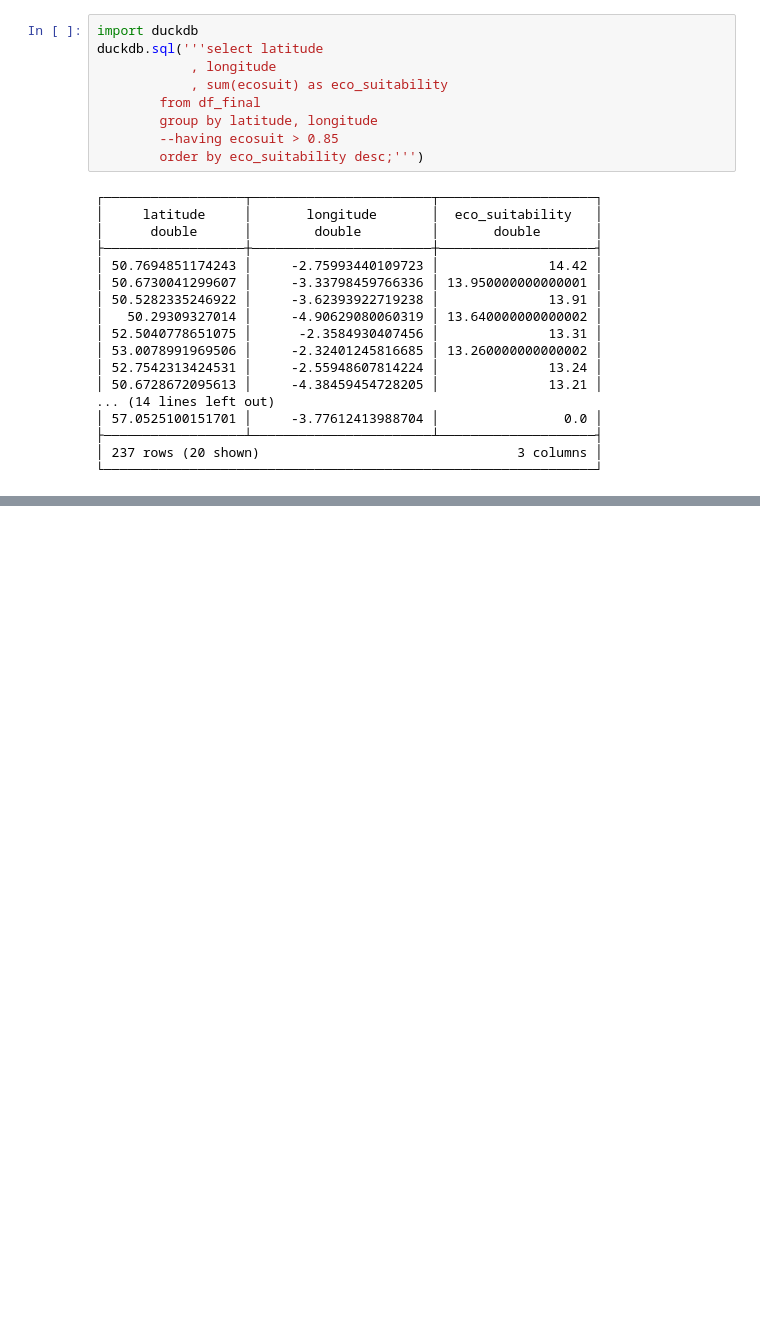
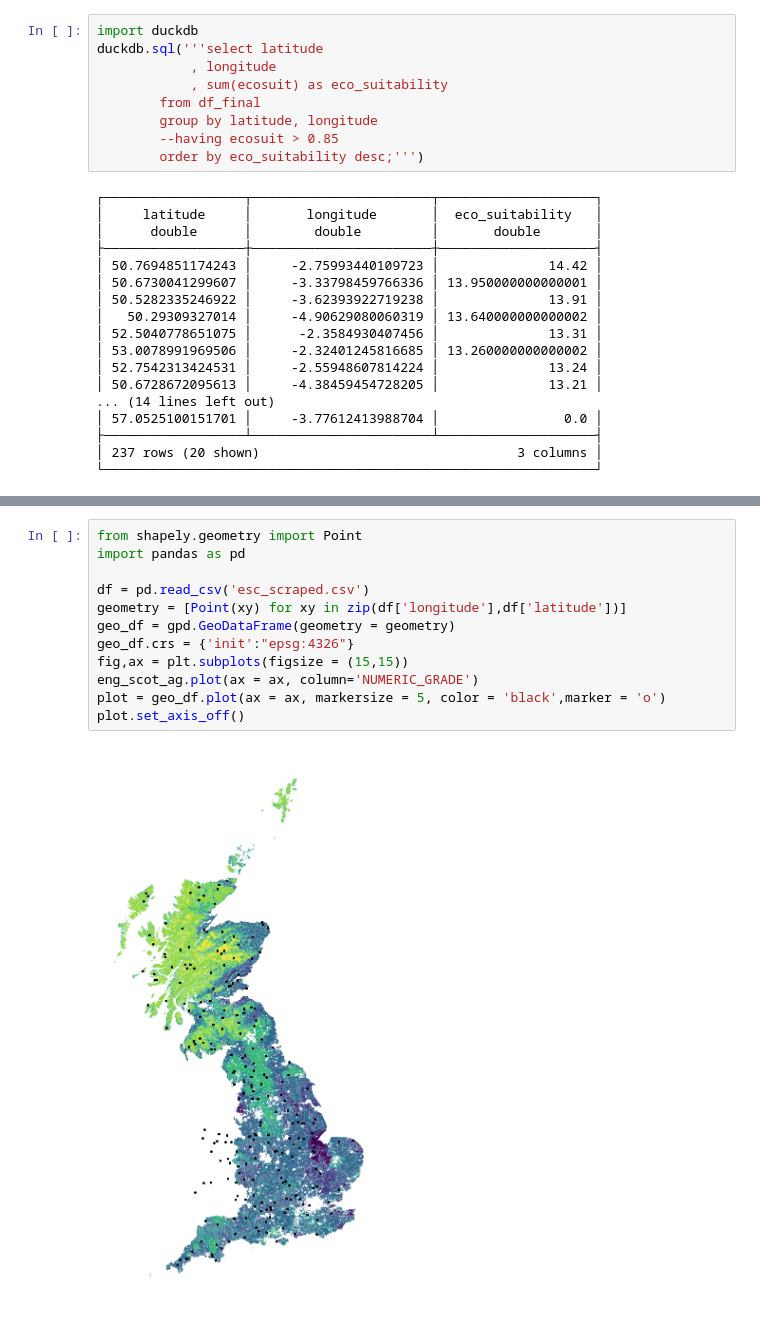
Before and after one commit to dougaltoms/Rewilder, a Jupyter notebook: dev.ipynb, the cells around one changed output, grey strips where cells are left out. Drawn from its saved outputs; the diff is of its cells as text; blank space fills up the shorter version.

```diff
--- a/dev.ipynb
+++ b/dev.ipynb
@@ -438,0 +451,14 @@ eng_ag.plot(column='alc_grade', figsize=(10, 12), legend=True)
+# %%
+from shapely.geometry import Point
+import pandas as pd
+
+df = pd.read_csv('esc_scraped.csv')
+geometry = [Point(xy) for xy in zip(df['longitude'],df['latitude'])]
+geo_df = gpd.GeoDataFrame(geometry = geometry)
+geo_df.crs = {'init':"epsg:4326"}
+fig,ax = plt.subplots(figsize = (15,15))
+eng_scot_ag.plot(ax = ax, column='NUMERIC_GRADE')
+plot = geo_df.plot(ax = ax, markersize = 5, color = 'black',marker = 'o')
+plot.set_axis_off()
+# %% [output]
+[figure, added]
```
Also changed, not shown: parts of 4 cells of this notebook.
